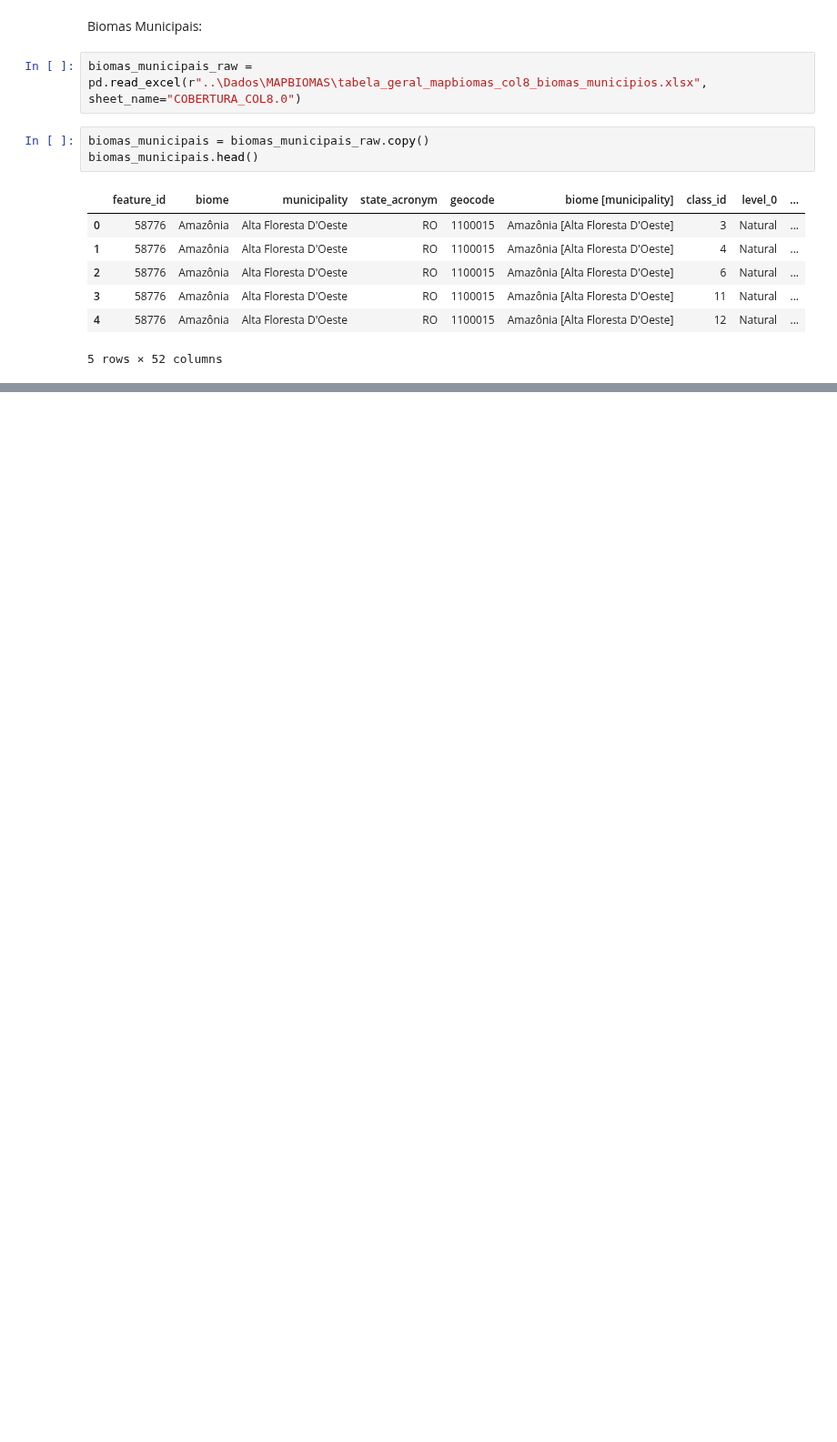
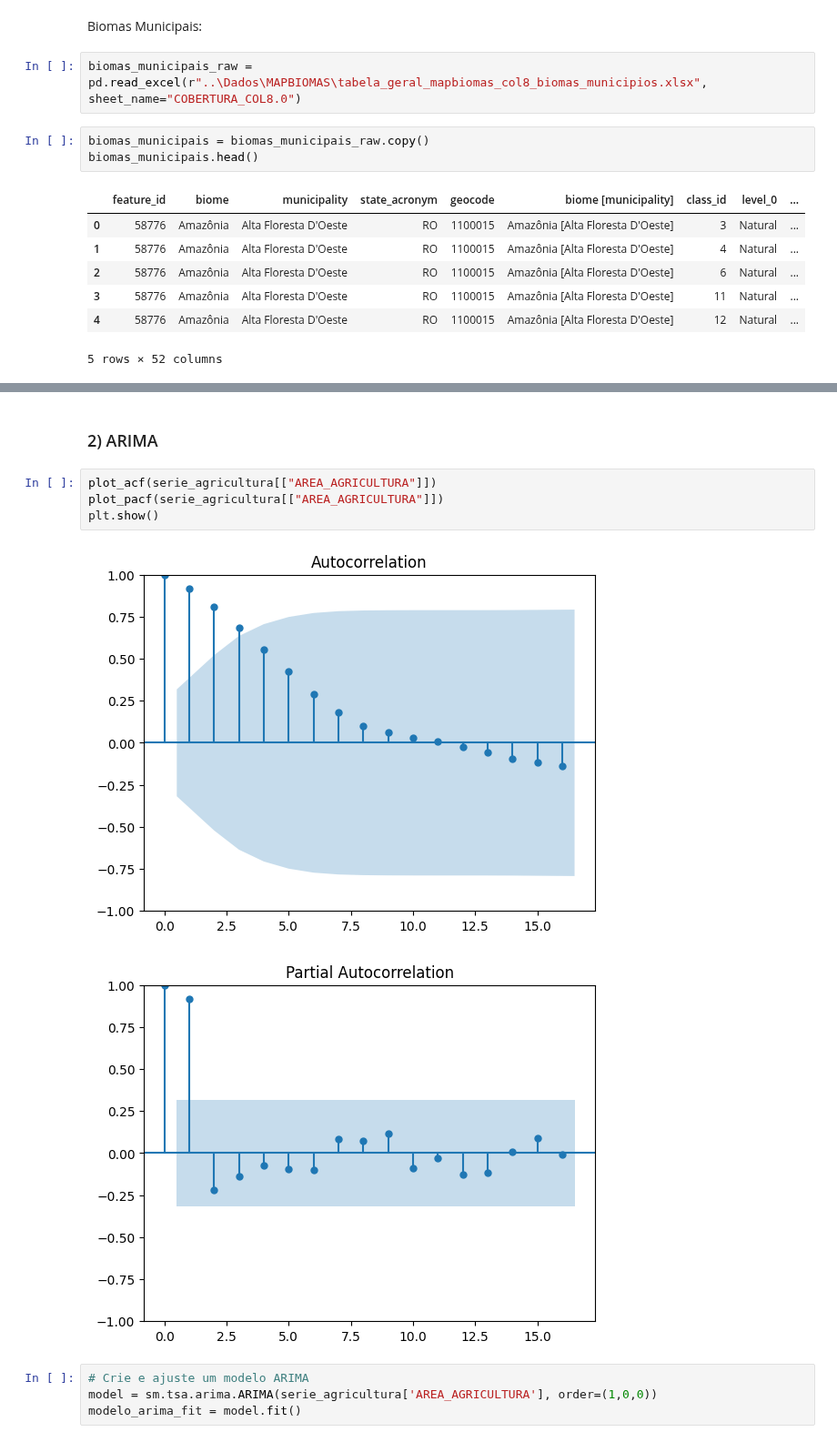
Before and after one commit to caiosoter/BCG2023, a Jupyter notebook: Notebooks/coletamapbioma.ipynb, the cells around one changed output, grey strips where cells are left out. Shown at 91% size. Drawn from its saved outputs; the diff is of its cells as text; blank space fills up the shorter version.

```diff
--- a/Notebooks/coletamapbioma.ipynb
+++ b/Notebooks/coletamapbioma.ipynb
@@ -50,0 +130,13 @@ Superfície de água
+# %% [markdown]
+### 2) ARIMA
+# %%
+plot_acf(serie_agricultura[["AREA_AGRICULTURA"]])
+plot_pacf(serie_agricultura[["AREA_AGRICULTURA"]])
+plt.show()
+# %% [output]
+[figure, added]
+[figure, added]
+# %%
+# Crie e ajuste um modelo ARIMA
+model = sm.tsa.arima.ARIMA(serie_agricultura['AREA_AGRICULTURA'], order=(1,0,0))
+modelo_arima_fit = model.fit()
```
Also changed, not shown: parts of 37 cells of this notebook, 1 other file.
